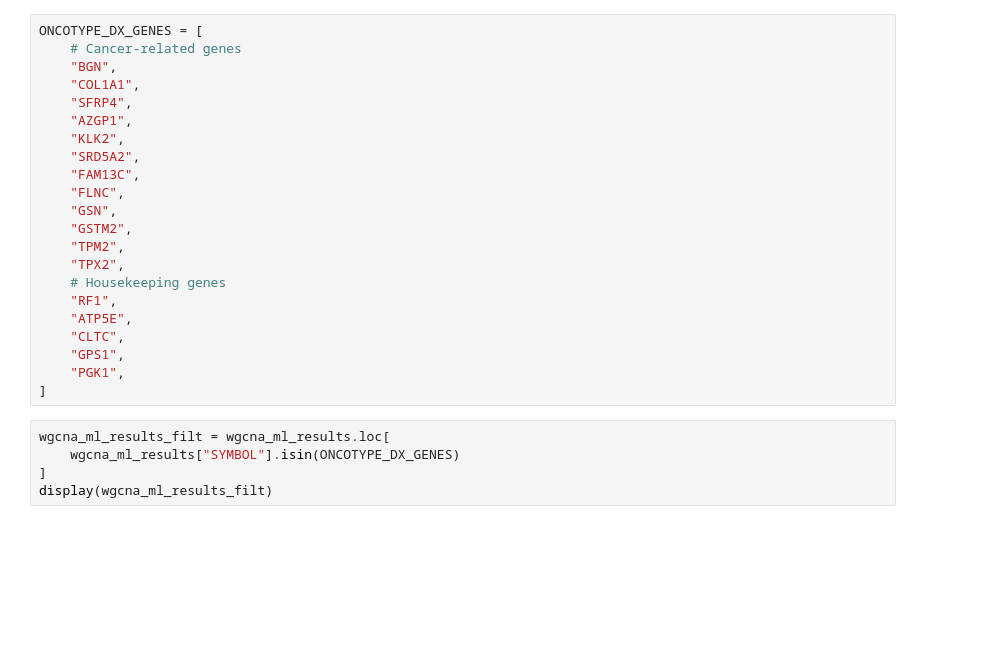
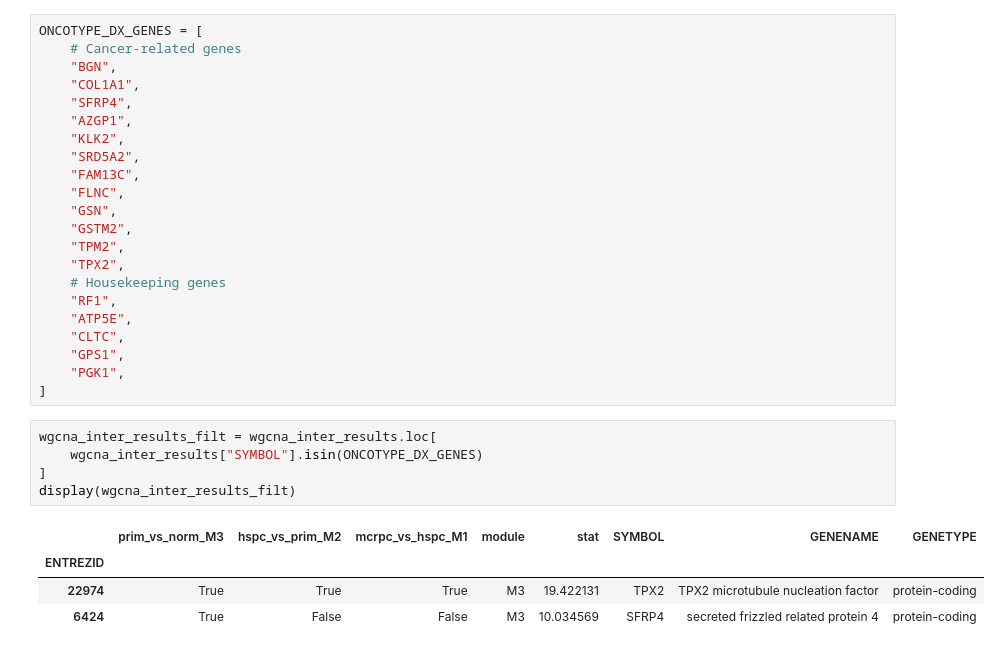
Before and after one commit to CarlosUziel/pca_wgcna_ml, a Jupyter notebook: notebooks/contrasts_intersecting_genes.ipynb, the cells around one changed output. Drawn from its saved outputs; the diff is of its cells as text; blank space fills up the shorter version.

```diff
--- a/notebooks/contrasts_intersecting_genes.ipynb
+++ b/notebooks/contrasts_intersecting_genes.ipynb
@@ -433,7 +489,12 @@ ONCOTYPE_DX_GENES = [
     "PGK1",
 ]
 # %%
-wgcna_ml_results_filt = wgcna_ml_results.loc[
-    wgcna_ml_results["SYMBOL"].isin(ONCOTYPE_DX_GENES)
+wgcna_inter_results_filt = wgcna_inter_results.loc[
+    wgcna_inter_results["SYMBOL"].isin(ONCOTYPE_DX_GENES)
 ]
-display(wgcna_ml_results_filt)
+display(wgcna_inter_results_filt)
+# %% [output]
+|  | prim_vs_norm_M3 | hspc_vs_prim_M2 | mcrpc_vs_hspc_M1 | module | stat | SYMBOL | GENENAME | GENETYPE |
+| ENTREZID |  |  |  |  |  |  |  |  |
+| 22974 | True | True | True | M3 | 19.422131 | TPX2 | TPX2 microtubule nucleation factor | protein-coding |
+| 6424 | True | False | False | M3 | 10.034569 | SFRP4 | secreted frizzled related protein 4 | protein-coding |
```
Also changed, not shown: parts of 14 cells of this notebook.
